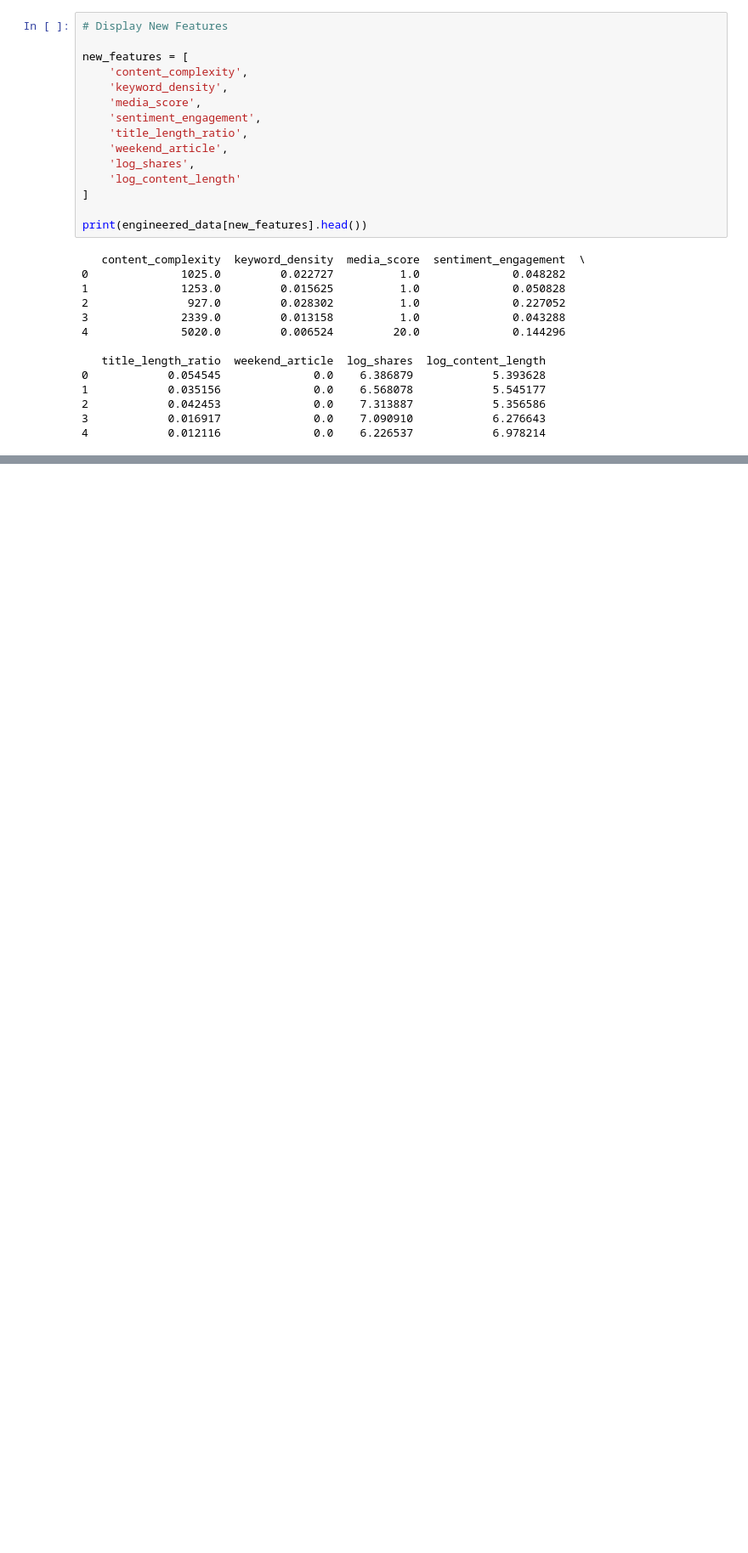
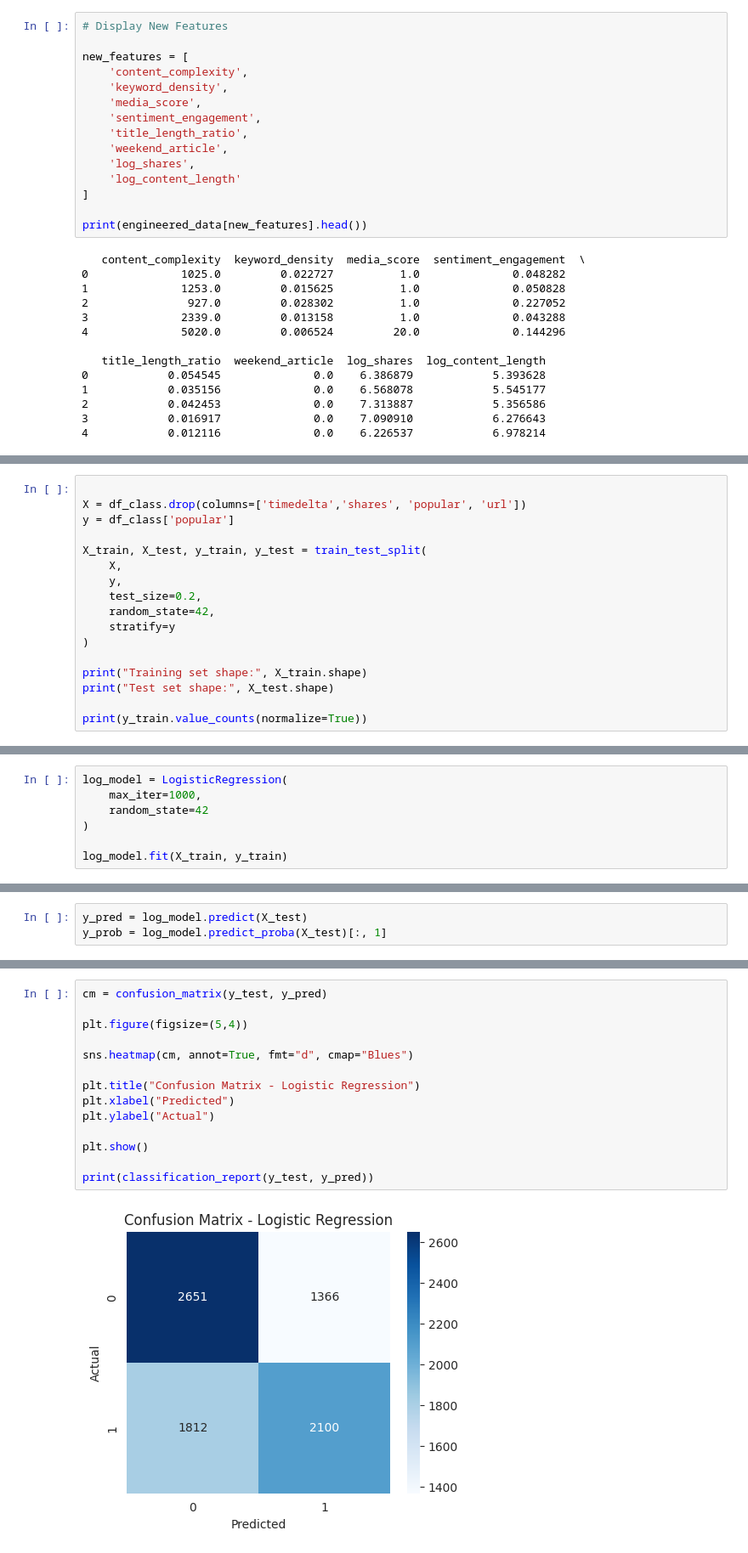
Before and after one commit to batoolabualhayjaa33-droid/ML-final-project, a Jupyter notebook: OnlineNewsPopularity.ipynb, the cells around one changed output, grey strips where cells are left out. Shown at 85% size. Saved outputs shown, nothing was run; the diff lists cells and outputs as text; blank space fills up the shorter version.

Commit message:
rand split+ logistic +knn +svm

```diff
--- a/OnlineNewsPopularity.ipynb
+++ b/OnlineNewsPopularity.ipynb
@@ -683,0 +708,17 @@ print(engineered_data[new_features].head())
+# %%
+
+X = df_class.drop(columns=['timedelta','shares', 'popular', 'url'])
+y = df_class['popular']
+
+X_train, X_test, y_train, y_test = train_test_split(
+    X,
+    y,
+    test_size=0.2,
+    random_state=42,
+    stratify=y
+)
+
+print("Training set shape:", X_train.shape)
+print("Test set shape:", X_test.shape)
+
+print(y_train.value_counts(normalize=True))
@@ -683,0 +745,7 @@ print(engineered_data[new_features].head())
+# %%
+log_model = LogisticRegression(
+    max_iter=1000,
+    random_state=42
+)
+
+log_model.fit(X_train, y_train)
@@ -683,0 +761,3 @@ print(engineered_data[new_features].head())
+# %%
+y_pred = log_model.predict(X_test)
+y_prob = log_model.predict_proba(X_test)[:, 1]
@@ -683,0 +776,16 @@ print(engineered_data[new_features].head())
+# %%
+cm = confusion_matrix(y_test, y_pred)
+
+plt.figure(figsize=(5,4))
+
+sns.heatmap(cm, annot=True, fmt="d", cmap="Blues")
+
+plt.title("Confusion Matrix - Logistic Regression")
+plt.xlabel("Predicted")
+plt.ylabel("Actual")
+
+plt.show()
+
+print(classification_report(y_test, y_pred))
+# %% [output]
+[figure, added]
```
Also changed, not shown: parts of 19 cells of this notebook.
